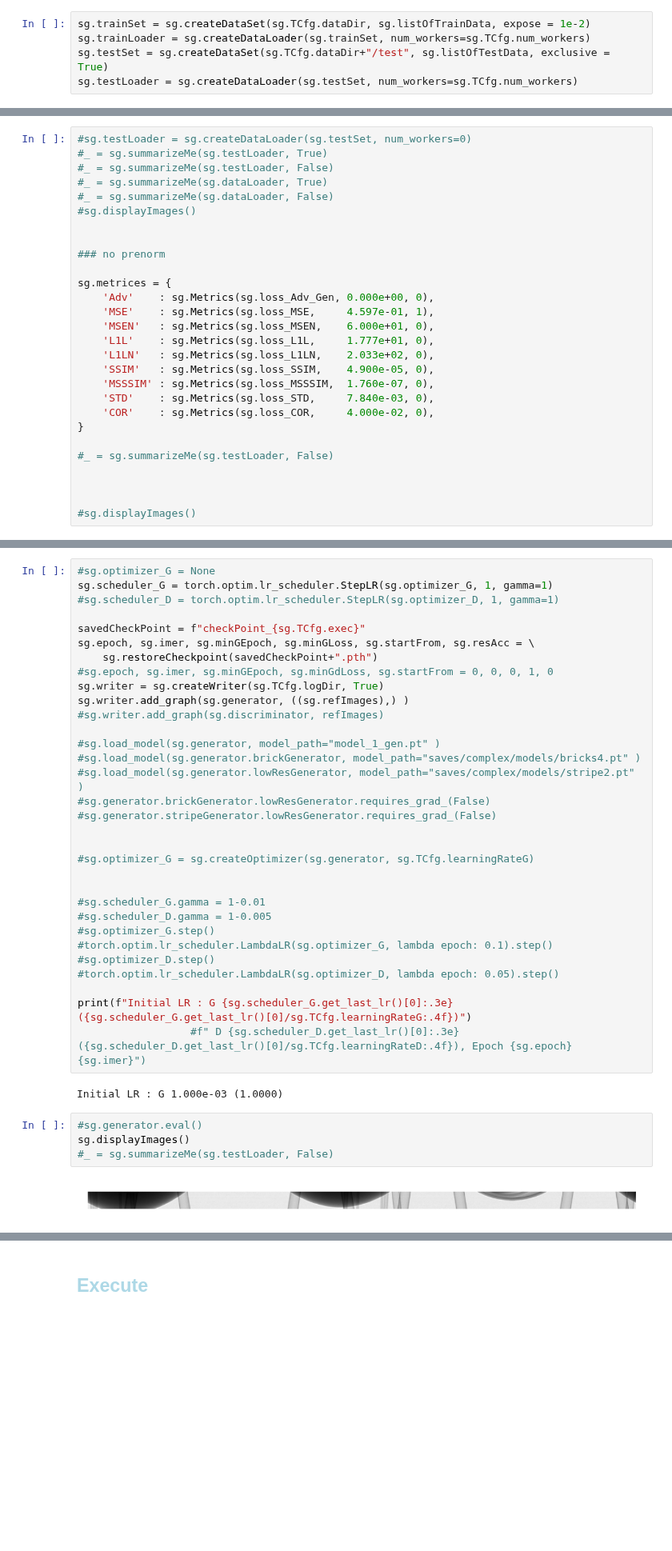
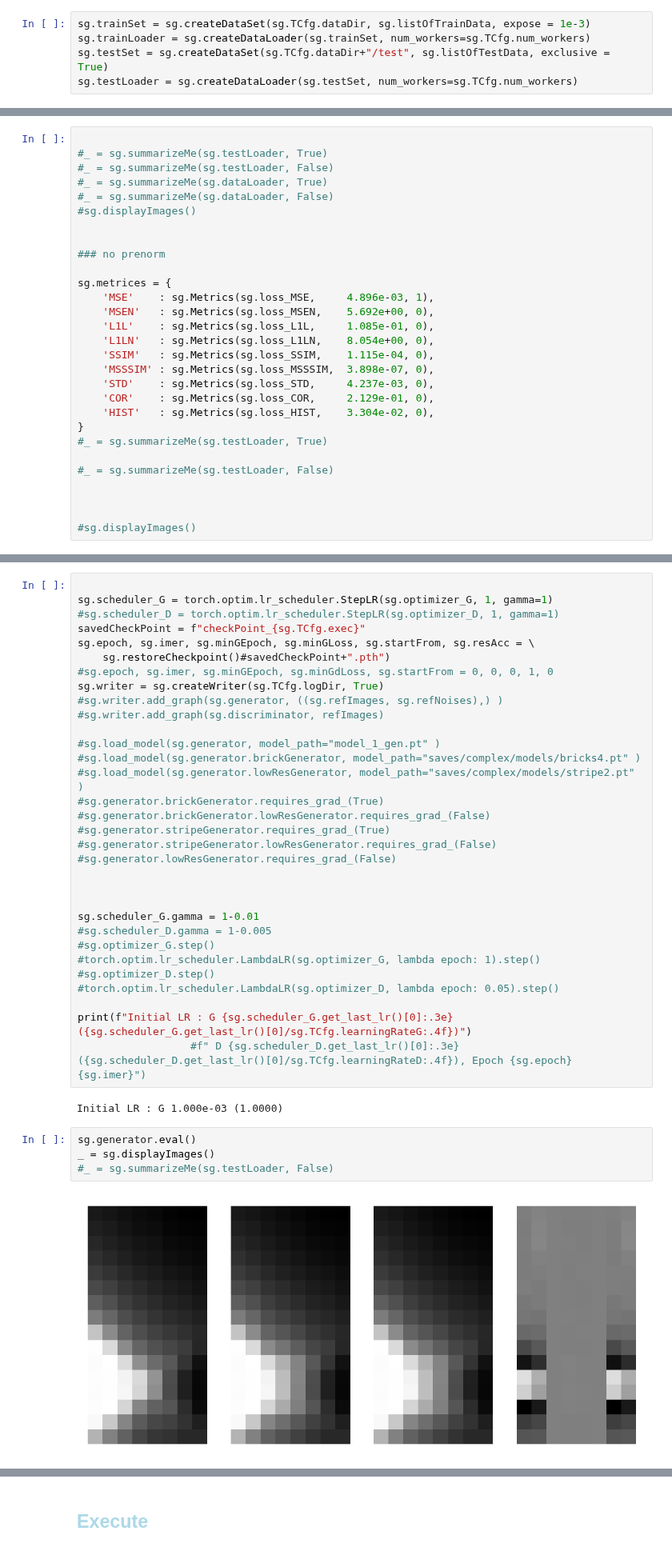
Before and after one commit to AustralianSynchrotron/sinogap, a Jupyter notebook: sinogap_bp1.ipynb, the cells around one changed output, grey strips where cells are left out. Shown at 80% size. Saved outputs shown, nothing was run; the diff lists cells and outputs as text; blank space fills up the shorter version.

```diff
--- a/sinogap_bp1.ipynb
+++ b/sinogap_bp1.ipynb
@@ -49,7 +48,7 @@ sg.DCfg = sg.DCfgClass(4,False)
 # %% [markdown]
 ### <font style="color:lightblue">Raw Read</font>
 # %%
-sg.trainSet = sg.createDataSet(sg.TCfg.dataDir, sg.listOfTrainData, expose = 1e-2)
+sg.trainSet = sg.createDataSet(sg.TCfg.dataDir, sg.listOfTrainData, expose = 1e-3)
 sg.trainLoader = sg.createDataLoader(sg.trainSet, num_workers=sg.TCfg.num_workers)
 sg.testSet = sg.createDataSet(sg.TCfg.dataDir+"/test", sg.listOfTestData, exclusive = True)
 sg.testLoader = sg.createDataLoader(sg.testSet, num_workers=sg.TCfg.num_workers)
@@ -312,7 +176,7 @@ Estimated Total Size (MB): 0.52
 # %% [markdown]
 ## <font style="color:lightblue">Norms</font>
 # %%
-#sg.testLoader = sg.createDataLoader(sg.testSet, num_workers=0)
+
 #_ = sg.summarizeMe(sg.testLoader, True)
 #_ = sg.summarizeMe(sg.testLoader, False)
 #_ = sg.summarizeMe(sg.dataLoader, True)
@@ -323,16 +187,17 @@ Estimated Total Size (MB): 0.52
 ### no prenorm
 
 sg.metrices = {
-    'Adv'    : sg.Metrics(sg.loss_Adv_Gen, 0.000e+00, 0),
-    'MSE'    : sg.Metrics(sg.loss_MSE,     4.597e-01, 1),
-    'MSEN'   : sg.Metrics(sg.loss_MSEN,    6.000e+01, 0),
-    'L1L'    : sg.Metrics(sg.loss_L1L,     1.777e+01, 0),
-    'L1LN'   : sg.Metrics(sg.loss_L1LN,    2.033e+02, 0),
-    'SSIM'   : sg.Metrics(sg.loss_SSIM,    4.900e-05, 0),
-    'MSSSIM' : sg.Metrics(sg.loss_MSSSIM,  1.760e-07, 0),
-    'STD'    : sg.Metrics(sg.loss_STD,     7.840e-03, 0),
-    'COR'    : sg.Metrics(sg.loss_COR,     4.000e-02, 0),
+    'MSE'    : sg.Metrics(sg.loss_MSE,     4.896e-03, 1),
+    'MSEN'   : sg.Metrics(sg.loss_MSEN,    5.692e+00, 0),
+    'L1L'    : sg.Metrics(sg.loss_L1L,     1.085e-01, 0),
+    'L1LN'   : sg.Metrics(sg.loss_L1LN,    8.054e+00, 0),
+    'SSIM'   : sg.Metrics(sg.loss_SSIM,    1.115e-04, 0),
+    'MSSSIM' : sg.Metrics(sg.loss_MSSSIM,  3.898e-07, 0),
+    'STD'    : sg.Metrics(sg.loss_STD,     4.237e-03, 0),
+    'COR'    : sg.Metrics(sg.loss_COR,     2.129e-01, 0),
+    'HIST'   : sg.Metrics(sg.loss_HIST,    3.304e-02, 0),
 }
+#_ = sg.summarizeMe(sg.testLoader, True)
 
 #_ = sg.summarizeMe(sg.testLoader, False)
 
@@ -342,32 +207,32 @@ sg.metrices = {
 # %% [markdown]
 ## <font style="color:lightblue">Restore checkpoint</font>
 # %%
-#sg.optimizer_G = None
+
 sg.scheduler_G = torch.optim.lr_scheduler.StepLR(sg.optimizer_G, 1, gamma=1)
 #sg.scheduler_D = torch.optim.lr_scheduler.StepLR(sg.optimizer_D, 1, gamma=1)
-
 savedCheckPoint = f"checkPoint_{sg.TCfg.exec}"
 sg.epoch, sg.imer, sg.minGEpoch, sg.minGLoss, sg.startFrom, sg.resAcc = \
-    sg.restoreCheckpoint(savedCheckPoint+".pth")
+    sg.restoreCheckpoint()#savedCheckPoint+".pth")
 #sg.epoch, sg.imer, sg.minGEpoch, sg.minGdLoss, sg.startFrom = 0, 0, 0, 1, 0
 sg.writer = sg.createWriter(sg.TCfg.logDir, True)
-sg.writer.add_graph(sg.generator, ((sg.refImages),) )
+#sg.writer.add_graph(sg.generator, ((sg.refImages, sg.refNoises),) )
 #sg.writer.add_graph(sg.discriminator, refImages)
 
 #sg.load_model(sg.generator, model_path="model_1_gen.pt" )
 #sg.load_model(sg.generator.brickGenerator, model_path="saves/complex/models/bricks4.pt" )
 #sg.load_model(sg.generator.lowResGenerator, model_path="saves/complex/models/stripe2.pt" )
+#sg.generator.brickGenerator.requires_grad_(True)
 #sg.generator.brickGenerator.lowResGenerator.requires_grad_(False)
+#sg.generator.stripeGenerator.requires_grad_(True)
 #sg.generator.stripeGenerator.lowResGenerator.requires_grad_(False)
+#sg.generator.lowResGenerator.requires_grad_(False)
 
 
-#sg.optimizer_G = sg.createOptimizer(sg.generator, sg.TCfg.learningRateG)
 
-
-#sg.scheduler_G.gamma = 1-0.01
+sg.scheduler_G.gamma = 1-0.01
 #sg.scheduler_D.gamma = 1-0.005
 #sg.optimizer_G.step()
-#torch.optim.lr_scheduler.LambdaLR(sg.optimizer_G, lambda epoch: 0.1).step()
+#torch.optim.lr_scheduler.LambdaLR(sg.optimizer_G, lambda epoch: 1).step()
 #sg.optimizer_D.step()
 #torch.optim.lr_scheduler.LambdaLR(sg.optimizer_D, lambda epoch: 0.05).step()
 
@@ -376,8 +241,8 @@ print(f"Initial LR : G {sg.scheduler_G.get_last_lr()[0]:.3e} ({sg.scheduler_G.ge
 # %% [output]
 Initial LR : G 1.000e-03 (1.0000)
 # %%
-#sg.generator.eval()
-sg.displayImages()
+sg.generator.eval()
+_ = sg.displayImages()
 #_ = sg.summarizeMe(sg.testLoader, False)
 # %% [output]
-[figure, old version]
+[figure, new version]
```
Also changed, not shown: parts of 11 cells of this notebook, 4 other files.
